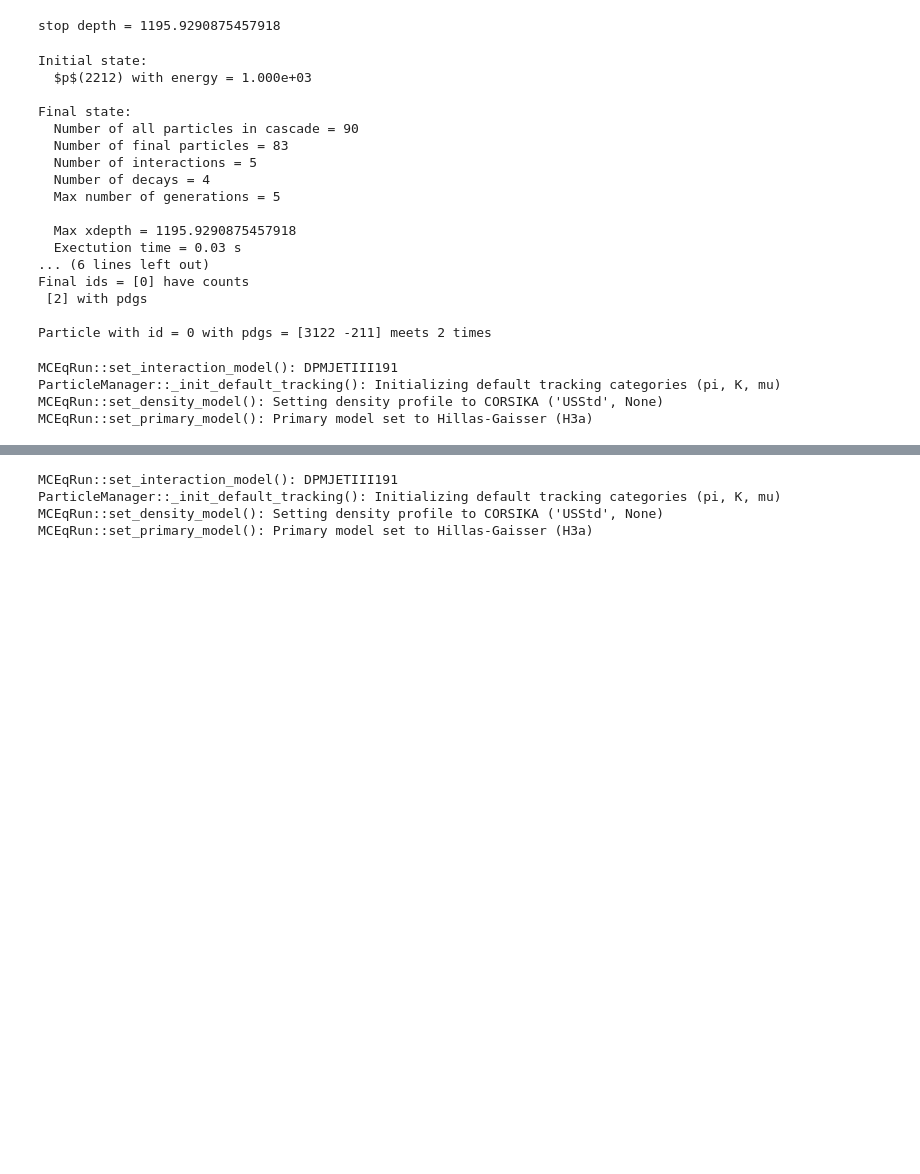
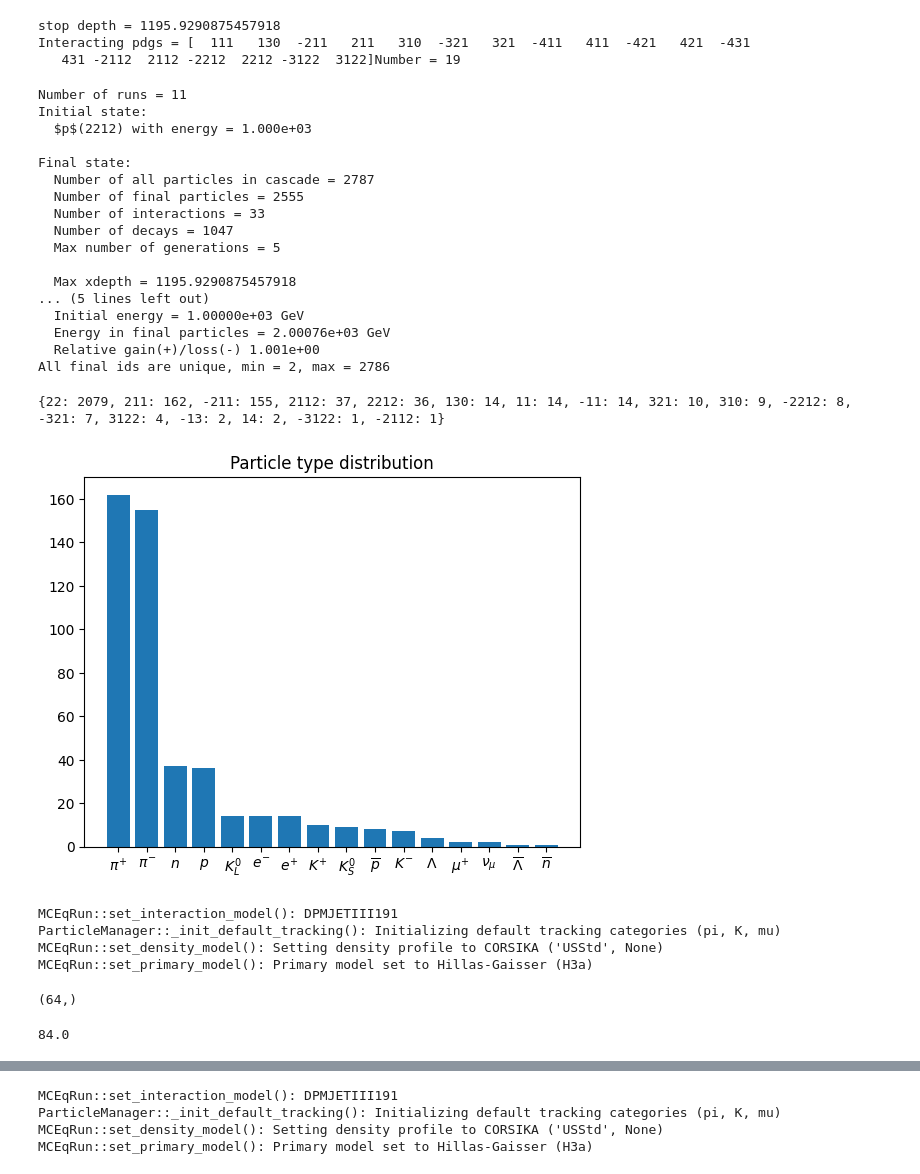
Before and after one commit to jncots/xmax_sigma, a Jupyter notebook: flincpy/scripts_02/01_histograms/06_cascade_integrate.ipynb, the cells around one changed output, grey strips where cells are left out. Drawn from its saved outputs; the diff is of its cells as text; code cells hidden in the pictures; blank space fills up the shorter version.

```diff
--- a/flincpy/scripts_02/01_histograms/06_cascade_integrate.ipynb
+++ b/flincpy/scripts_02/01_histograms/06_cascade_integrate.ipynb
@@ -17,45 +17,52 @@ int_model0 = InteractionModel(model, ekin, target)
 # %%
 cas_driver = CascadeDriver(int_model0)
 # %%
-mceq_decaying_pdgs = [-11, 11, -12, 12, -13, 13, -14, 14,
-                      -16, 16, 22, -211, 211,
-                        111, 130, 310, -321, 321,
-                        -411, 411, -421, 421, -431, 431,
-                        -2112, 2112, -2212, 2212, -3122, 3122
-                        ]
+# mceq_decaying_pdgs = [-11, 11, -12, 12, -13, 13, -14, 14,
+#                       -16, 16, 22, -211, 211,
+#                         111, 130, 310, -321, 321,
+#                         -411, 411, -421, 421, -431, 431,
+#                         -2112, 2112, -2212, 2212, -3122, 3122
+#                         ]
 
 
 cas_driver.simulation_parameters(pdg = 2212, energy = 1e3,
                                  zenith_angle = 30, xdepth = 0,
                                  threshold_energy = 1e2, stop_height = 0,
                                  accumulate_runs = True, reset_ids = True,
-                                 mceq_decaying_pdgs = mceq_decaying_pdgs)
+                                 decay_when_final_pdgs = [111])
 # %% [output]
 stop depth = 1195.9290875457918
+Interacting pdgs = [  111   130  -211   211   310  -321   321  -411   411  -421   421  -431
+   431 -2112  2112 -2212  2212 -3122  3122]Number = 19
 # %%
-cas_driver.run(1)
+cas_driver.run(10)
 # %%
 from cascade.cascade_analysis import CascadeAnalysis
 cascade_analysis = CascadeAnalysis(cas_driver)
 cascade_analysis.print_stats()
 # %% [output]
+Number of runs = 11
 Initial state:
   $p$(2212) with energy = 1.000e+03
 
 Final state:
-  Number of all particles in cascade = 90
-  Number of final particles = 83
-  Number of interactions = 5
-  Number of decays = 4
+  Number of all particles in cascade = 2787
+  Number of final particles = 2555
+  Number of interactions = 33
+  Number of decays = 1047
   Max number of generations = 5
 
   Max xdepth = 1195.9290875457918
-  Exectution time = 0.03 s
-... (6 lines left out)
-Final ids = [0] have counts
- [2] with pdgs
-
-Particle with id = 0 with pdgs = [3122 -211] meets 2 times
+... (5 lines left out)
+  Initial energy = 1.00000e+03 GeV
+  Energy in final particles = 2.00076e+03 GeV
+  Relative gain(+)/loss(-) 1.001e+00
+All final ids are unique, min = 2, max = 2786
+# %%
+cascade_analysis.plot_ptypes_dist(from_ = 1)
+# %% [output]
+{22: 2079, 211: 162, -211: 155, 2112: 37, 2212: 36, 130: 14, 11: 14, -11: 14, 321: 10, 310: 9, -2212: 8, -321: 7, 3122: 4, -13: 2, 14: 2, -3122: 1, -2112: 1}
+[figure, added]
 # %%
 from MCEq.core import MCEqRun
 import mceq_config as config
@@ -76,3 +88,11 @@ MCEqRun::set_interaction_model(): DPMJETIII191
 ParticleManager::_init_default_tracking(): Initializing default tracking categories (pi, K, mu)
 MCEqRun::set_density_model(): Setting density profile to CORSIKA ('USStd', None)
 MCEqRun::set_primary_model(): Primary model set to Hillas-Gaisser (H3a)
+# %%
+mceq_run.e_grid.shape
+# %% [output]
+(64,)
+# %%
+mceq_run._phi0.shape[0]/mceq_run.e_grid.shape[0]
+# %% [output]
+84.0
```
Also changed, not shown: parts of 26 cells of this notebook, 13 other files.
